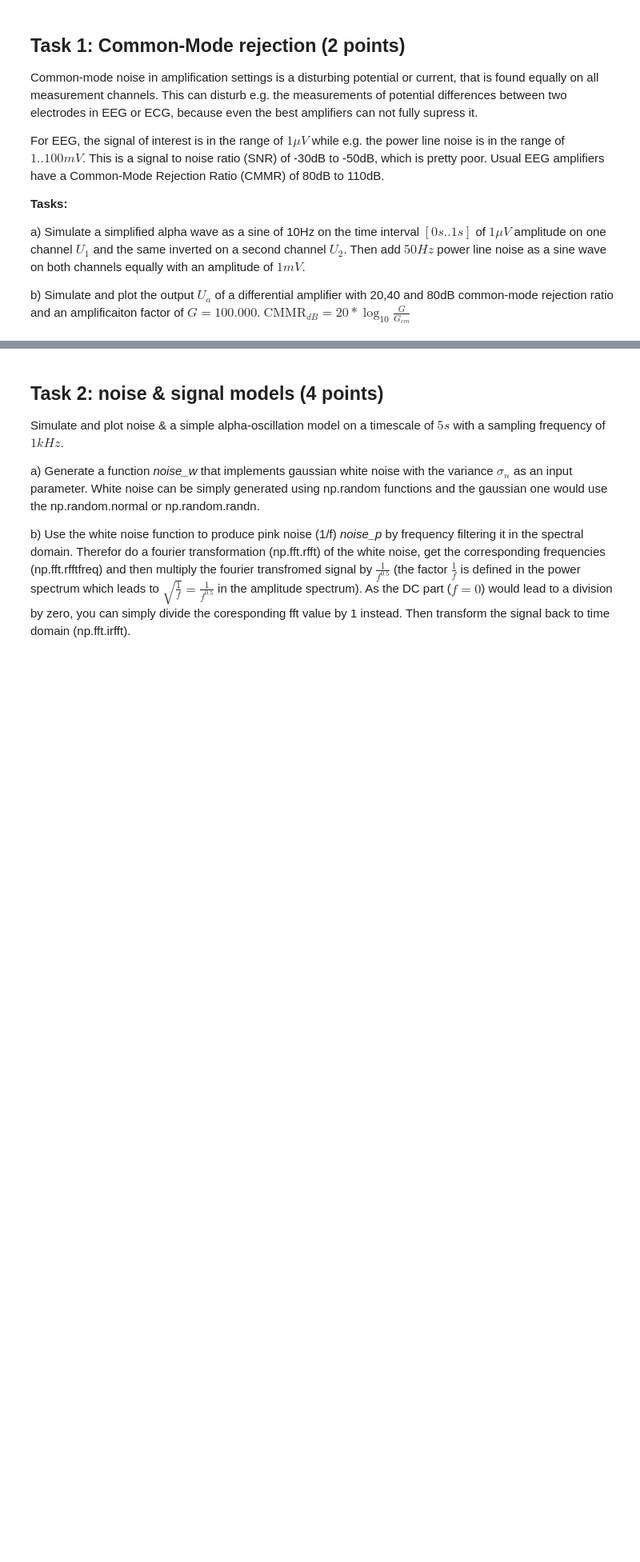
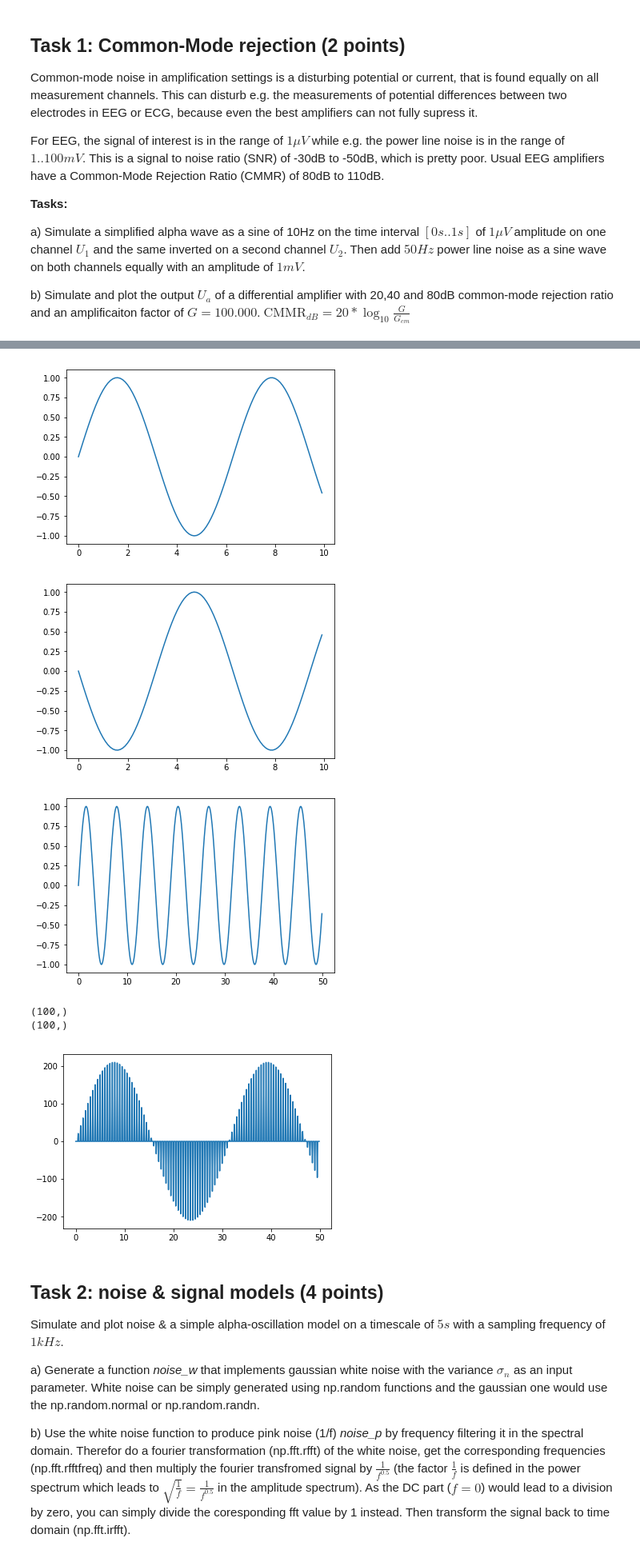
Before and after one commit to saikmsm/HWB, a Jupyter notebook: Exercise5.ipynb, the cells around one changed output, grey strips where cells are left out. Shown: that part at 80% size. Drawn from its saved outputs; the diff is of its cells as text; code cells hidden in the pictures; blank space fills up the shorter version.

```diff
--- a/Exercise5.ipynb
+++ b/Exercise5.ipynb
@@ -59,3 +58,45 @@ ValueError: x and y must have same first dimension, but have shapes (100000,) an
+# %%
+time0 = np.arange(0, 10, 0.1);
+amplitude0 = np.sin(time0)
+plt.plot(time0, amplitude0)
+plt.show()
+
+time1 = np.arange(0, 10, 0.1);
+amplitude1 = -np.sin(time1)
+plt.plot(time1, amplitude1)
+plt.show()
+
+time2 = np.arange(0, 50, 0.1);
+amplitude2 = np.sin(time2)
+plt.plot(time2, amplitude2)
+plt.show()
+
+print(amplitude0.shape)
+print(amplitude1.shape)
+amp1=np.sin(time2)
+amp2=np.sin(time2)
+i=0
+j=0
+while i<len(amplitude2):
+    amp1[i]+=(amplitude0[j]/1000)
+    amp2[i]+=(amplitude1[j]/1000)
+    i+=5
+    j+=1
+
+
+cmmr=20
+G=100000
+Gcm=G/(10**(cmmr/20))
+Ua=G*(amp1-amp2)+0.5*Gcm*(amp1-amp2)
+plt.plot(time2, Ua)
+plt.show()
+# %% [output]
+[figure, added]
+[figure, added]
+[figure, added]
+(100,)
+(100,)
+[figure, added]
 # %% [markdown]
 ## Task 2: noise & signal models (4 points)
 Simulate and plot noise & a simple alpha-oscillation model on a timescale of $5s$ with a sampling frequency of $1kHz$.
```
Also changed, not shown: parts of 7 cells of this notebook.
